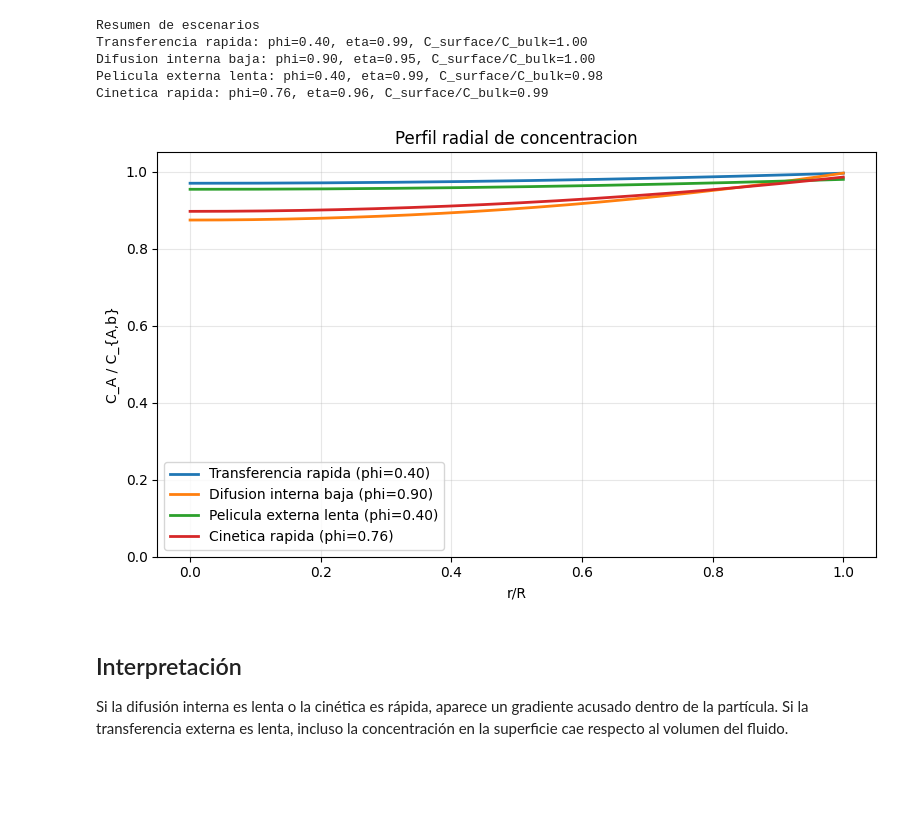
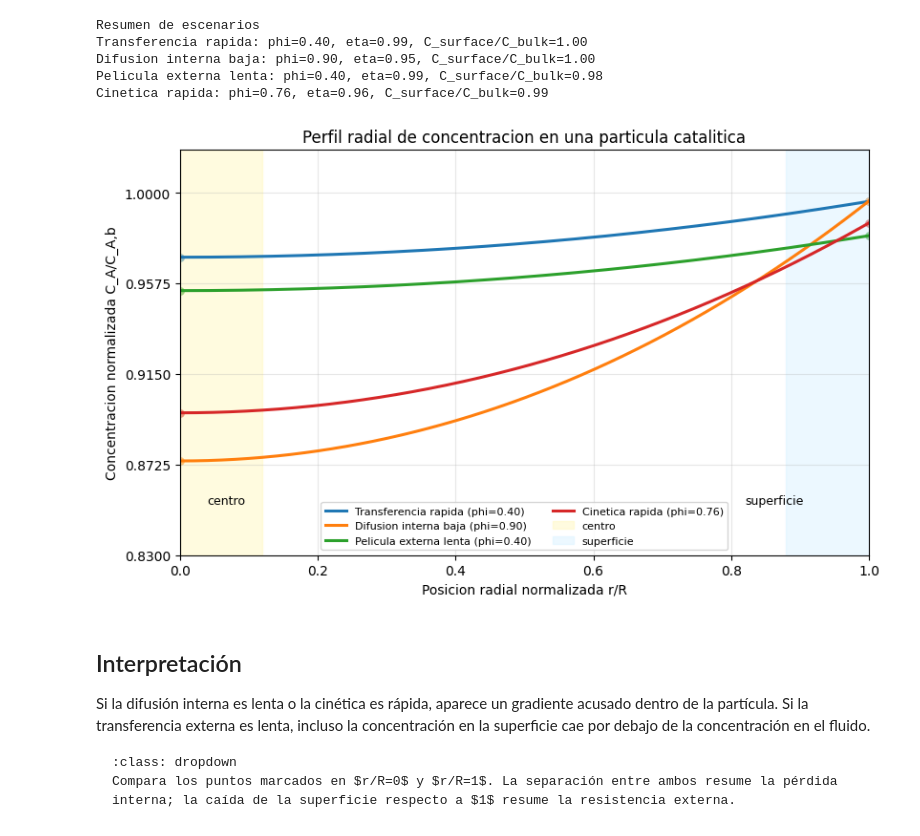
Before and after one commit to elloza/teachbook_usal_template, a Jupyter notebook: book/es/02_grados/grado_ingenieria_quimica/gradiente_concentracion.ipynb, the cells around one changed output. Saved outputs shown, nothing was run; the diff lists cells and outputs as text; code cells hidden in the pictures; blank space fills up the shorter version.

````diff
--- a/book/es/02_grados/grado_ingenieria_quimica/gradiente_concentracion.ipynb
+++ b/book/es/02_grados/grado_ingenieria_quimica/gradiente_concentracion.ipynb
@@ -15,45 +25,66 @@ C_bulk = 1.0          # mol/L, used as reference
 scenarios = [('Transferencia rapida', 0.03, 3.5e-06, 0.25), ('Difusion interna baja', 0.03, 7e-07, 0.25), ('Pelicula externa lenta', 0.006, 3.5e-06, 0.25), ('Cinetica rapida', 0.03, 3.5e-06, 0.9)]
 
 
 def effectiveness_factor(phi):
     if phi < 1e-6:
         return 1.0
     return 3 / phi**2 * (phi / np.tanh(phi) - 1)
 
 
 def profile(r_over_R, kf, De, k):
     phi = R_particle * np.sqrt(k / De)
     eta = effectiveness_factor(phi)
     C_surface = C_bulk / (1 + eta * k * R_particle / (3 * kf))
-    r = np.maximum(r_over_R, 1e-6)
-    internal = np.sinh(phi * r) / (r * np.sinh(phi)) if phi > 1e-6 else np.ones_like(r)
+    r_safe = np.maximum(r_over_R, 1e-6)
+    internal = np.sinh(phi * r_safe) / (r_safe * np.sinh(phi)) if phi > 1e-6 else np.ones_like(r_safe)
     internal[0] = phi / np.sinh(phi) if phi > 1e-6 else 1.0
     return C_surface * internal / C_bulk, phi, eta, C_surface / C_bulk
 
+
 r = np.linspace(0, 1, 250)
-plt.figure(figsize=(8, 5))
+profiles = []
 print("Resumen de escenarios")
 for name, kf, De, k in scenarios:
     C, phi, eta, Cs = profile(r, kf, De, k)
-    plt.plot(r, C, linewidth=2, label=f"{name} (phi={phi:.2f})")
+    profiles.append((name, C, phi, eta, Cs))
     print(f"{name}: phi={phi:.2f}, eta={eta:.2f}, C_surface/C_bulk={Cs:.2f}")
 
-plt.xlabel("r/R")
-plt.ylabel("C_A / C_{A,b}")
-plt.title("Perfil radial de concentracion")
-plt.ylim(0, 1.05)
-plt.grid(alpha=0.3)
-plt.legend()
+y_min = max(0.0, min(C.min() for _, C, _, _, _ in profiles) - 0.04)
+y_max = 1.02
+
+fig, ax = plt.subplots(figsize=(8.4, 5.2))
+for name, C, phi, eta, Cs in profiles:
+    ax.plot(r, C, linewidth=2.2, label=f"{name} (phi={phi:.2f})")
+    ax.scatter([0, 1], [C[0], C[-1]], s=28)
+
+ax.axvspan(0, 0.12, color="#fff8c5", alpha=0.55, label="centro")
+ax.axvspan(0.88, 1, color="#ddf4ff", alpha=0.55, label="superficie")
+ax.set_xlim(0, 1)
+ax.set_ylim(y_min, y_max)
+ax.set_xticks(np.linspace(0, 1, 6))
+ax.set_yticks(np.linspace(round(y_min, 2), 1.0, 5))
+ax.set_xlabel("Posicion radial normalizada r/R")
+ax.set_ylabel("Concentracion normalizada C_A/C_A,b")
+ax.set_title("Perfil radial de concentracion en una particula catalitica")
+ax.grid(alpha=0.3)
+ax.annotate("centro", xy=(0.04, y_min + 0.02), fontsize=9)
+ax.annotate("superficie", xy=(0.82, y_min + 0.02), fontsize=9)
+ax.legend(fontsize=8, ncol=2)
 plt.tight_layout()
 plt.show()
 # %% [output]
 Resumen de escenarios
 Transferencia rapida: phi=0.40, eta=0.99, C_surface/C_bulk=1.00
 Difusion interna baja: phi=0.90, eta=0.95, C_surface/C_bulk=1.00
 Pelicula externa lenta: phi=0.40, eta=0.99, C_surface/C_bulk=0.98
 Cinetica rapida: phi=0.76, eta=0.96, C_surface/C_bulk=0.99
-[figure, old version]
+[figure, new version]
 # %% [markdown]
 ## Interpretación
 
-Si la difusión interna es lenta o la cinética es rápida, aparece un gradiente acusado dentro de la partícula. Si la transferencia externa es lenta, incluso la concentración en la superficie cae respecto al volumen del fluido.
+Si la difusión interna es lenta o la cinética es rápida, aparece un gradiente acusado dentro de la partícula. Si la transferencia externa es lenta, incluso la concentración en la superficie cae por debajo de la concentración en el fluido.
+
+```{admonition} Lectura guiada
+:class: dropdown
+Compara los puntos marcados en $r/R=0$ y $r/R=1$. La separación entre ambos resume la pérdida interna; la caída de la superficie respecto a $1$ resume la resistencia externa.
+```
````
Also changed, not shown: parts of 1 cell of this notebook, 39 other files.
